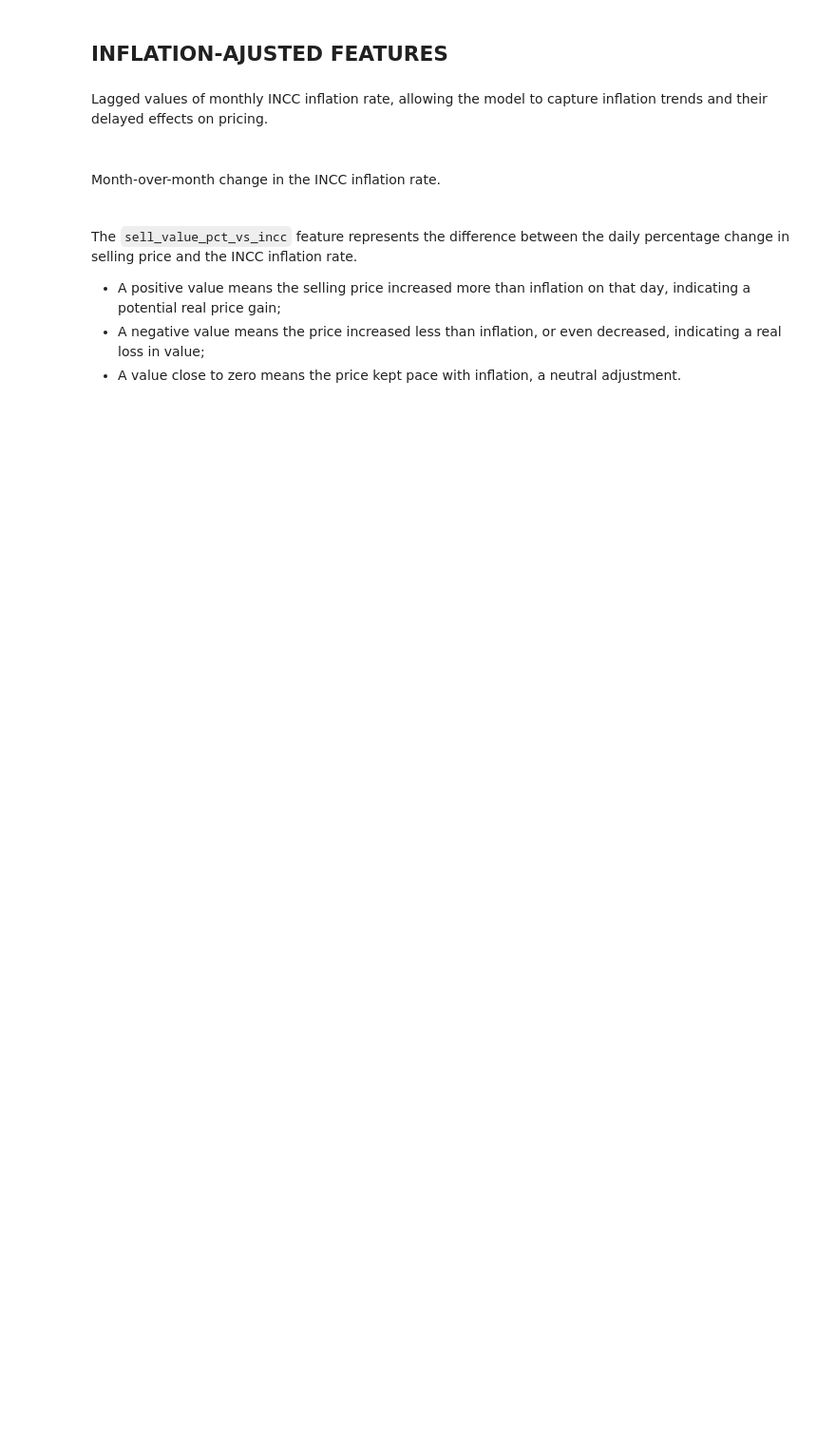
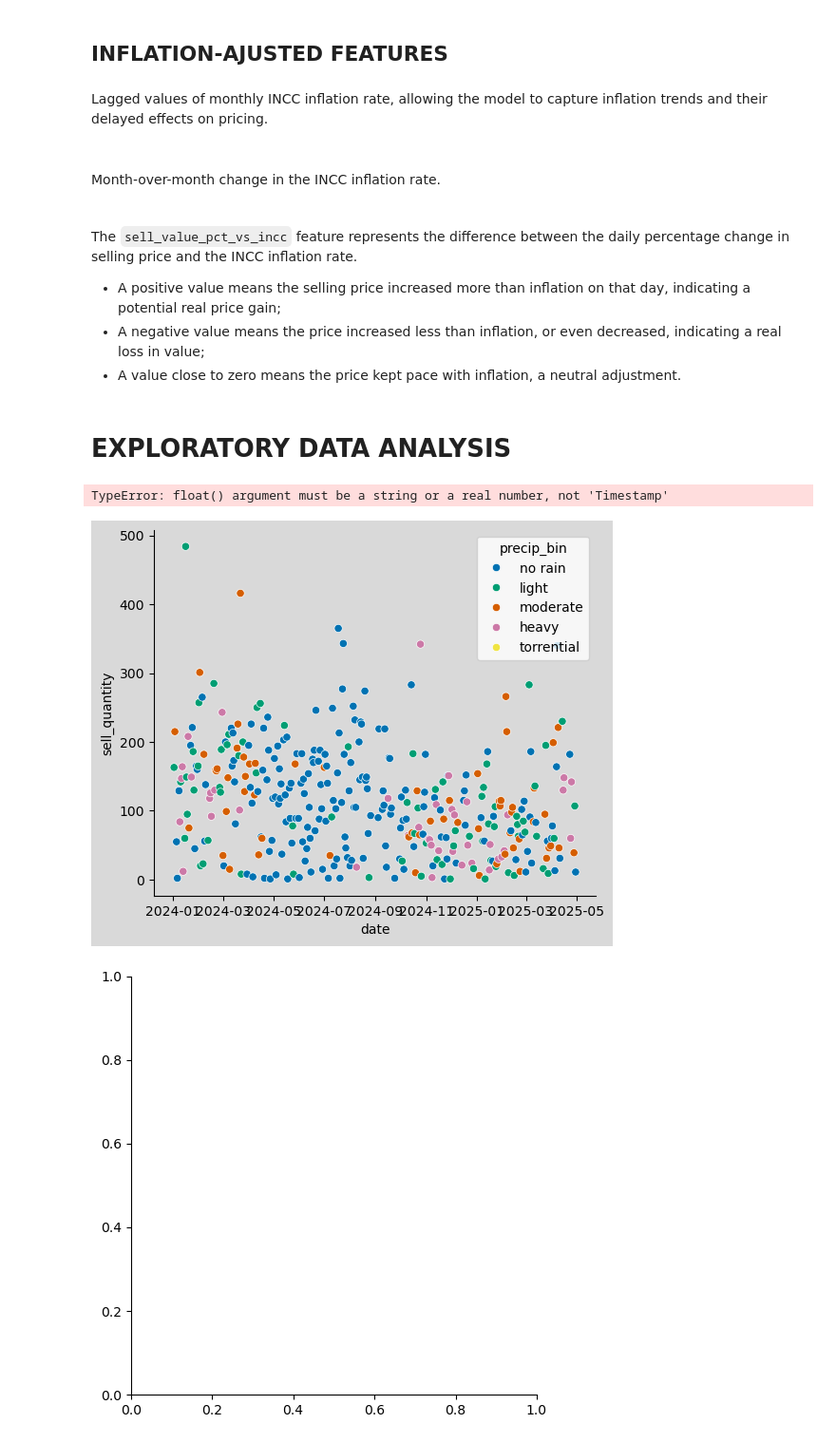
Before and after one commit to fabiogaldinho/Dynamic-Pricing, a Jupyter notebook: notebooks/02_EDA.ipynb, the cells around one changed output. Shown at 95% size. Drawn from its saved outputs; the diff is of its cells as text; code cells hidden in the pictures; blank space fills up the shorter version.

```diff
--- a/notebooks/02_EDA.ipynb
+++ b/notebooks/02_EDA.ipynb
@@ -65,5 +130,3 @@ Cumulative sum of product units sold, indicating total sales volume evolution ov
-# %%
-df['cumulative_sell_quantity'] = df['sell_quantity'].cumsum()
 # %% [markdown]
 <br>
 Daily percentage change in selling and buying prices, indicating price volatility.
@@ -77,6 +140,12 @@ Flags for moderate (2.5–10 mm) and heavy (≥10 mm) daily rainfall, based on B
 # %%
 df['is_moderate_rain'] = (df['precipitation'] >= 2.5) & (df['precipitation'] < 10)
 df['is_heavy_rain'] = df['precipitation'] >= 10
+# %%
+df['precip_bin'] = pd.cut(
+    df['precipitation'],
+    bins = [-float('inf'), 0.1, 2.5, 10, 50, float('inf')],
+    labels = ['no rain', 'light', 'moderate', 'heavy', 'torrential']
+)
 # %% [markdown]
 <br>
 Temperature bins that categorize daily average temperature into three ranges based on cement curing guidelines:
@@ -95,7 +164,8 @@ df['temperature_bin'] = pd.cut(
 Date-based time features that help the model capture seasonal patterns in demand and pricing.
 # %%
 df['month'] = df['date'].dt.month
-df['week'] = df['date'].dt.isocalendar().week
+df['is_weekend'] = df['date'].dt.dayofweek
+df['is_weekend'] = df['is_weekend'].apply(lambda x: True if x > 4 else False)
 df['quarter'] = df['date'].dt.quarter
 # %% [markdown]
 <br>
@@ -155,6 +190,7 @@ df[df['is_holiday'] == 1][['date', 'is_holiday']].head(30)
 Lagged values of monthly INCC inflation rate, allowing the model to capture inflation trends and their delayed effects on pricing.
 # %%
 df['incc_lag_month'] = df['incc'].shift(30)
+df['incc_lag_2_month'] = df['incc'].shift(60)
 # %% [markdown]
 <br>
 Month-over-month change in the INCC inflation rate.
@@ -169,6 +205,26 @@ The `sell_value_pct_vs_incc` feature represents the difference between the daily
   - A value close to zero means the price kept pace with inflation, a neutral adjustment.
 # %%
 df['sell_value_pct_vs_incc'] = df['sell_value_pct_change'] - df['incc']
+# %% [markdown]
+# **EXPLORATORY DATA ANALYSIS**
+# %%
+set_plot_style()
+
+df['sell_quantity_'] = df['sell_quantity'].copy().fillna(0)
+
+sns.scatterplot(x = df['date'], y = df['sell_quantity'], hue = df['precip_bin'])
+sns.lmplot(x = 'date', y = 'sell_quantity_', data = df, ci = None)
+
+plt.gcf().set_size_inches(12, 6)
+
+plt.show()
+plt.close()
+
+#PlotScatterHue(df, df['date'], df['sell_quantity'], df['precip_bin'], df['avg_sell_quantity_last_7d'], "", 12, 6, "")
+# %% [output]
+TypeError: float() argument must be a string or a real number, not 'Timestamp'
+[figure, added]
+[figure, added]
 # %%
 df.to_csv("../data/processed/02_EDA.csv", index = False)
 # %%
```
Also changed, not shown: parts of 13 cells of this notebook, 15 other files.
